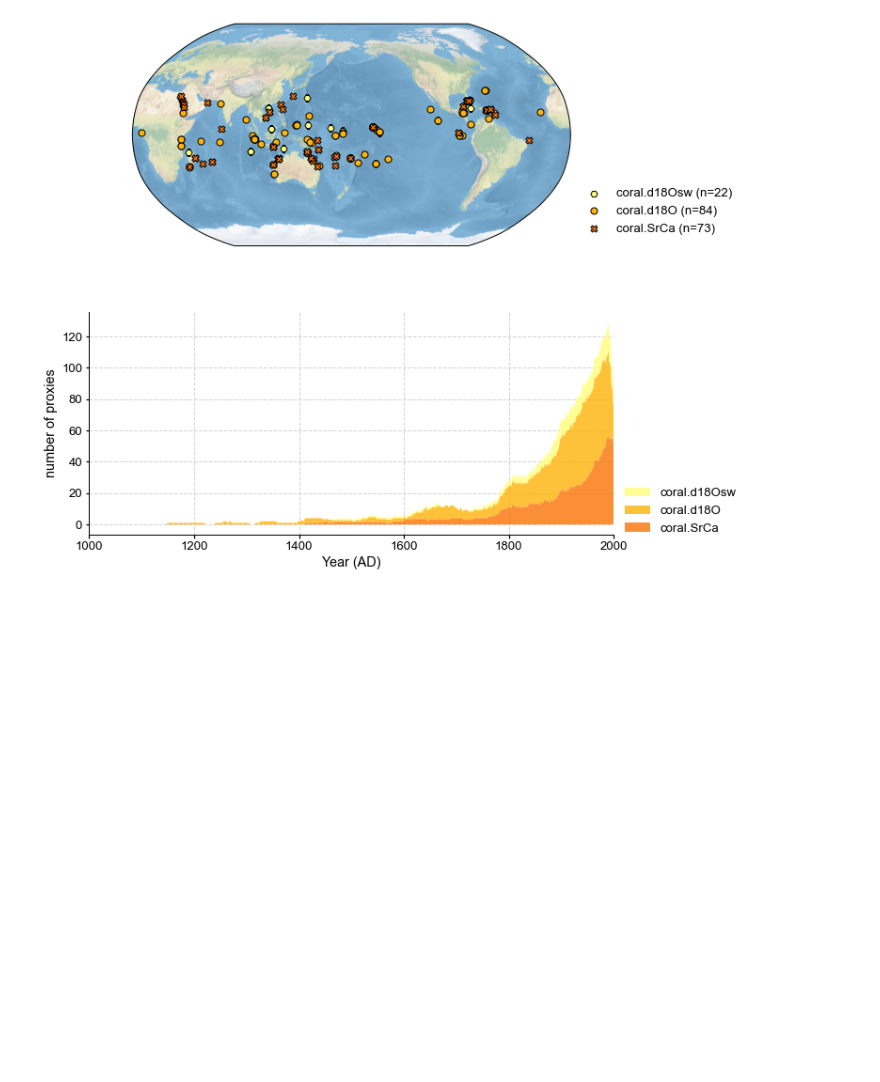
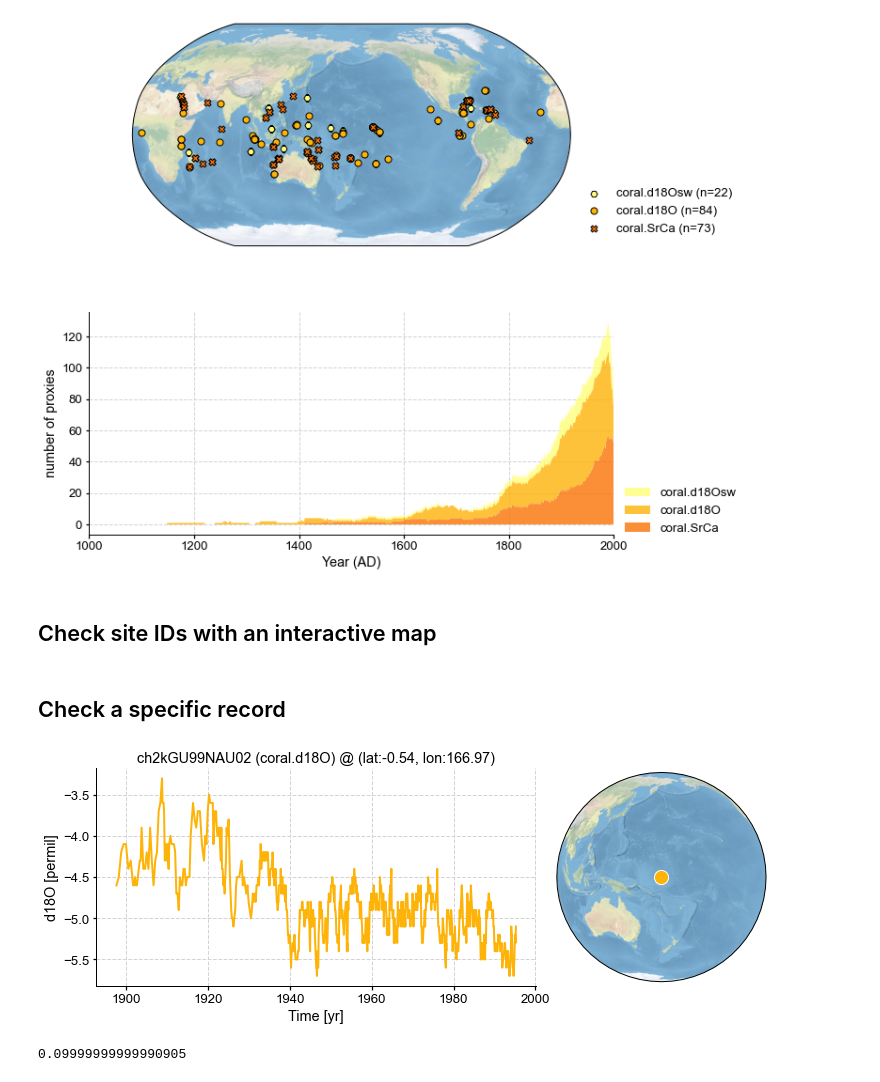
Before and after one commit to CoralHydro2k/ch2k-notebooks, a Jupyter notebook: cfr-ch2k-demo.ipynb, the cells around one changed output. Saved outputs shown, nothing was run; the diff lists cells and outputs as text; code cells hidden in the pictures; blank space fills up the shorter version.

```diff
--- a/cfr-ch2k-demo.ipynb
+++ b/cfr-ch2k-demo.ipynb
@@ -4,5 +6,5 @@ import pandas as pd
 # %%
-df = pd.read_pickle('./data/ch2k.pkl')
+df = pd.read_pickle('./ch2k.pkl')
 df.head()
 # %% [output]
 |  | datasetId | dataSetName | archiveType | geo_meanElev | geo_meanLat | geo_meanLon | year | yearUnits | ... |
@@ -24,3 +30,5 @@ ax['count'].set_xlim(1000, 2000)
 # %% [output]
 (1000.0, 2000.0)
 [figure]
+# %% [markdown]
+## Check site IDs with an interactive map
@@ -26,0 +38,12 @@ ax['count'].set_xlim(1000, 2000)
+# %% [markdown]
+## Check a specific record
+# %%
+pobj = pdb['ch2kGU99NAU02']
+fig, ax = pobj.plot()
+# %% [output]
+[figure, added]
+# %%
+# to confirm the data is sub-annual
+pobj.dt
+# %% [output]
+0.09999999999990905
```
Also changed, not shown: parts of 6 cells of this notebook.
